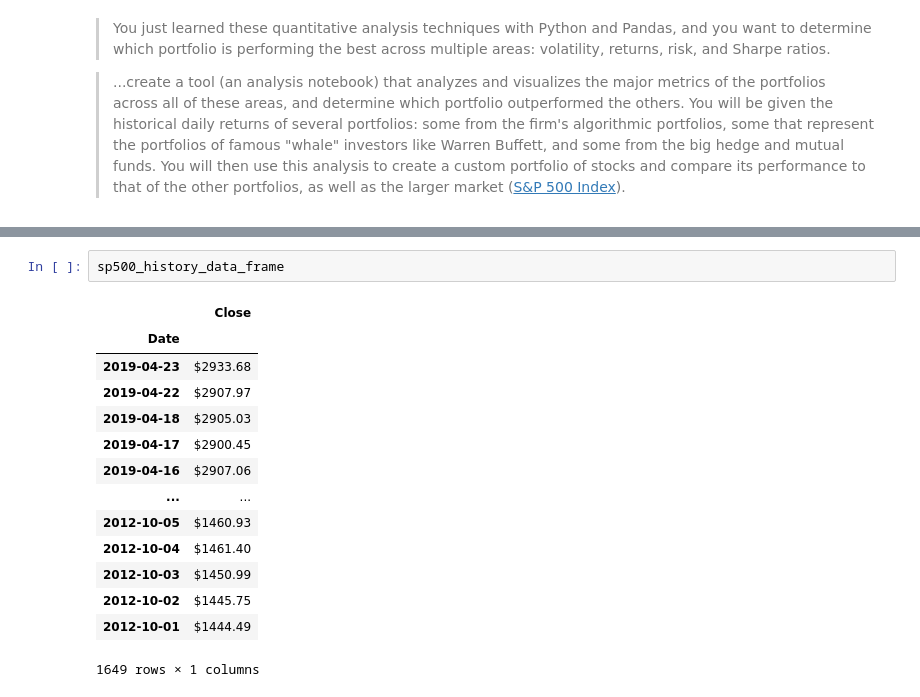
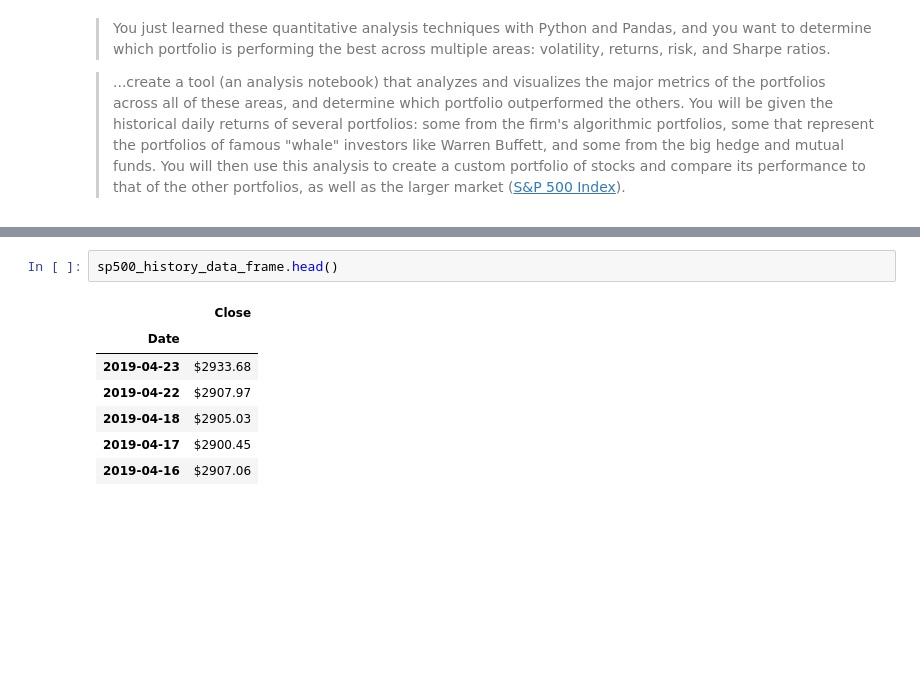
Before and after one commit to ppatel0910/Module_4, a Jupyter notebook: portfolio-inception.ipynb, the cells around one changed output, grey strips where cells are left out. Drawn from its saved outputs; the diff is of its cells as text; blank space fills up the shorter version.

```diff
--- a/portfolio-inception.ipynb
+++ b/portfolio-inception.ipynb
@@ -77,17 +63,10 @@ algo_returns_data_frame
 # %%
-sp500_history_data_frame
+sp500_history_data_frame.head()
 # %% [output]
 |  | Close |
 | Date |  |
 | 2019-04-23 | $2933.68 |
 | 2019-04-22 | $2907.97 |
 | 2019-04-18 | $2905.03 |
 | 2019-04-17 | $2900.45 |
 | 2019-04-16 | $2907.06 |
-| ... | ... |
-| 2012-10-05 | $1460.93 |
-| 2012-10-04 | $1461.40 |
-| 2012-10-03 | $1450.99 |
-| 2012-10-02 | $1445.75 |
-| 2012-10-01 | $1444.49 |
-1649 rows × 1 columns
```
Also changed, not shown: parts of 26 cells of this notebook.
